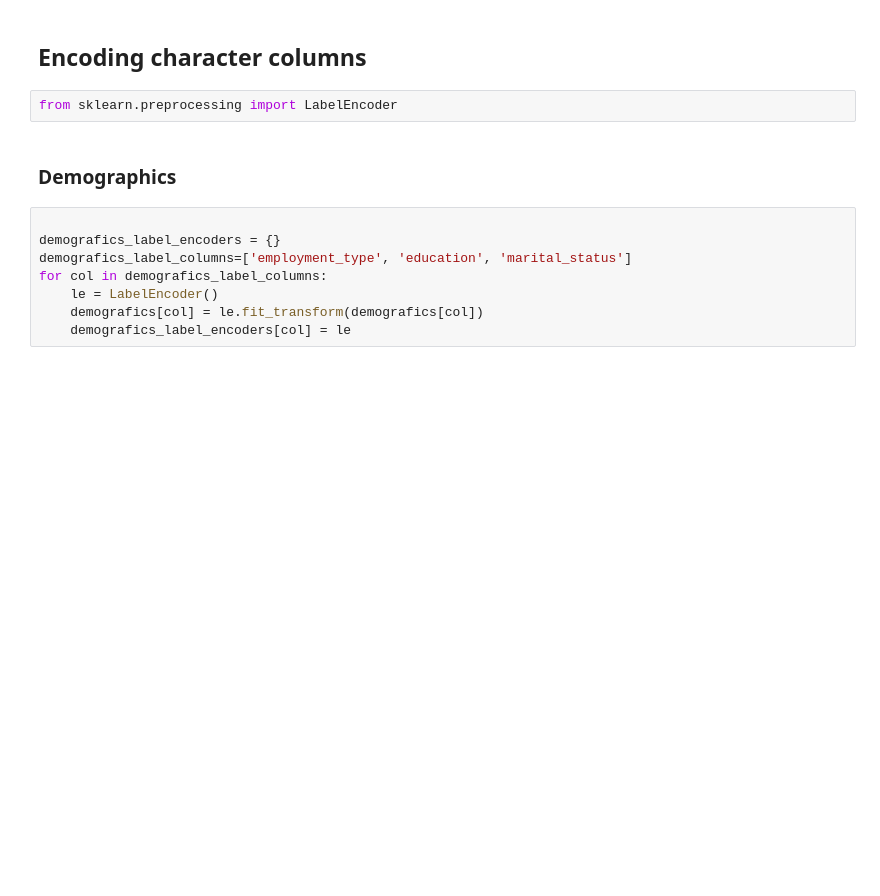
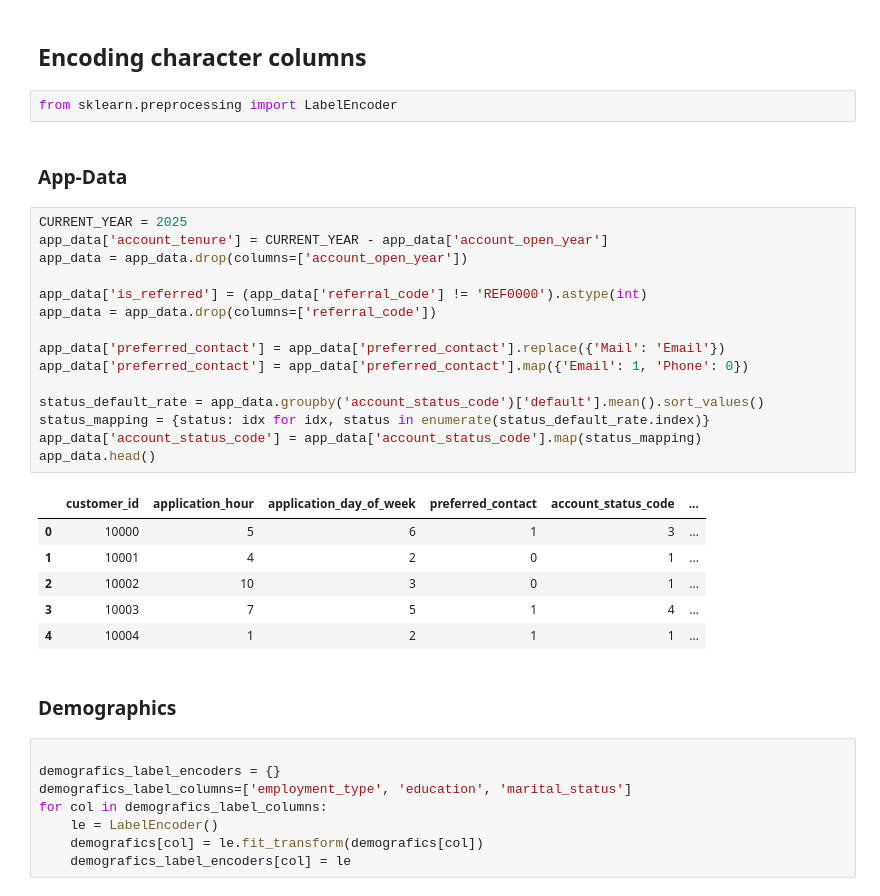
Before and after one commit to ZokirovMuhammadjafar/credit_scoring_challenge, a Jupyter notebook: src/main.ipynb, the cells around one changed output. Drawn from its saved outputs; the diff is of its cells as text; blank space fills up the shorter version.

```diff
--- a/src/main.ipynb
+++ b/src/main.ipynb
@@ -205,6 +232,30 @@ dtype: int64
 ## Encoding character columns
 # %%
 from sklearn.preprocessing import LabelEncoder
+# %% [markdown]
+### App-Data
+# %%
+CURRENT_YEAR = 2025
+app_data['account_tenure'] = CURRENT_YEAR - app_data['account_open_year']
+app_data = app_data.drop(columns=['account_open_year'])
+
+app_data['is_referred'] = (app_data['referral_code'] != 'REF0000').astype(int)
+app_data = app_data.drop(columns=['referral_code'])
+
+app_data['preferred_contact'] = app_data['preferred_contact'].replace({'Mail': 'Email'})
+app_data['preferred_contact'] = app_data['preferred_contact'].map({'Email': 1, 'Phone': 0})
+
+status_default_rate = app_data.groupby('account_status_code')['default'].mean().sort_values()
+status_mapping = {status: idx for idx, status in enumerate(status_default_rate.index)}
+app_data['account_status_code'] = app_data['account_status_code'].map(status_mapping)
+app_data.head()
+# %% [output]
+|  | customer_id | application_hour | application_day_of_week | preferred_contact | account_status_code | ... |
+| 0 | 10000 | 5 | 6 | 1 | 3 | ... |
+| 1 | 10001 | 4 | 2 | 0 | 1 | ... |
+| 2 | 10002 | 10 | 3 | 0 | 1 | ... |
+| 3 | 10003 | 7 | 5 | 1 | 4 | ... |
+| 4 | 10004 | 1 | 2 | 1 | 1 | ... |
 # %% [markdown]
 ### Demographics
 # %%
```
Also changed, not shown: parts of 9 cells of this notebook.
